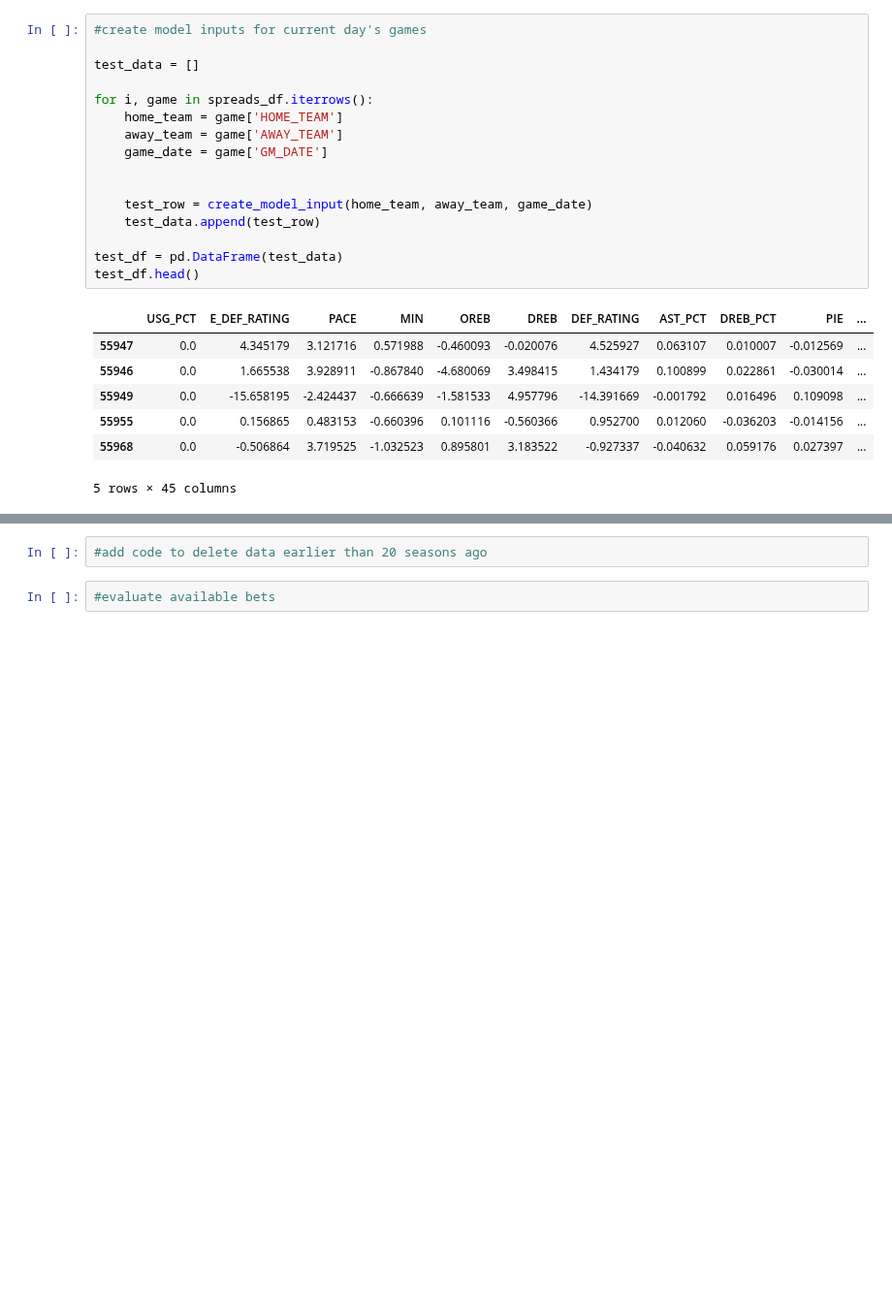
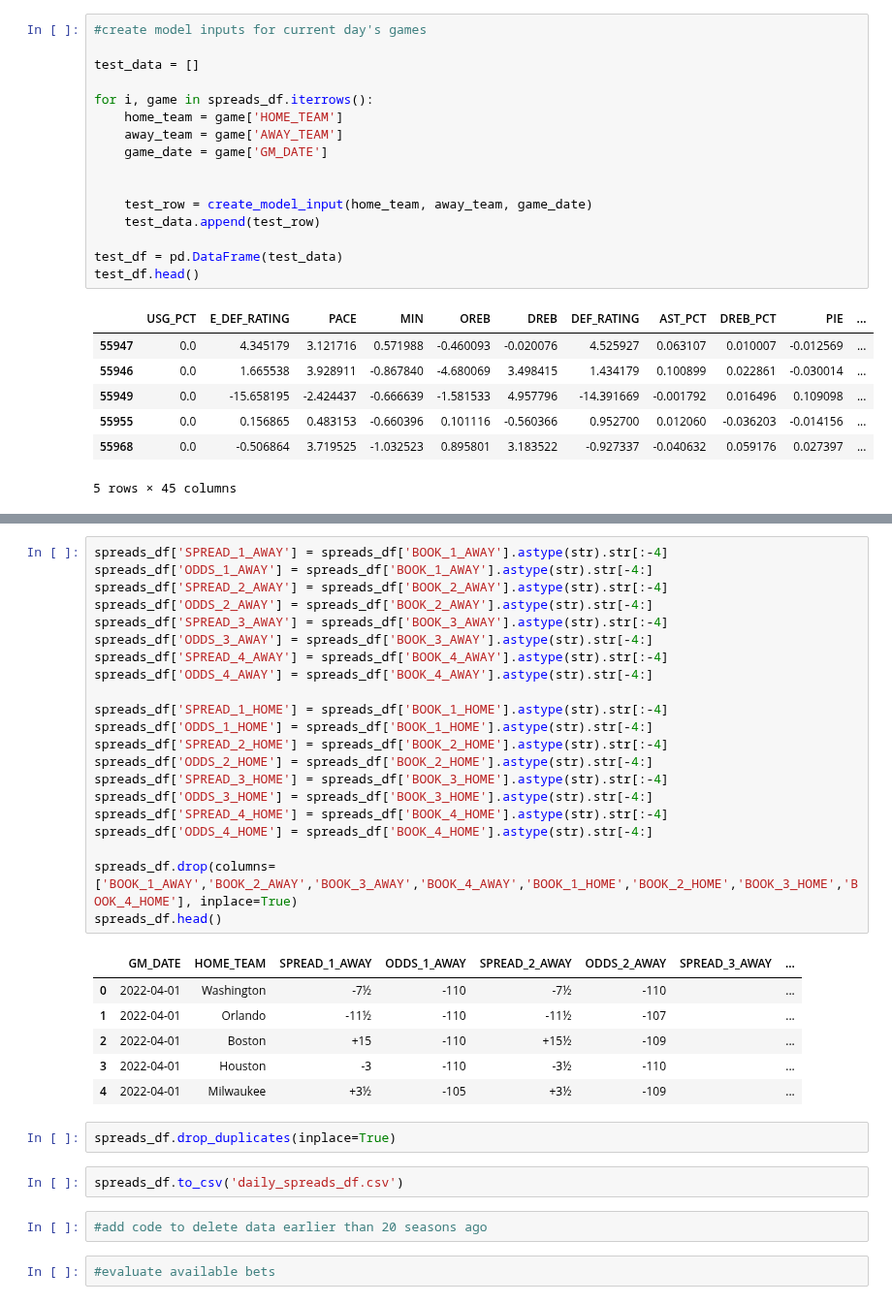
Before and after one commit to jnshzk/nba_beating_the_spread, a Jupyter notebook: daily_refresh/daily_refresh.ipynb, the cells around one changed output, grey strips where cells are left out. Shown at 97% size. Saved outputs shown, nothing was run; the diff lists cells and outputs as text; blank space fills up the shorter version.

```diff
--- a/daily_refresh/daily_refresh.ipynb
+++ b/daily_refresh/daily_refresh.ipynb
@@ -781,3 +795,35 @@ final_df.head()
+# %%
+spreads_df['SPREAD_1_AWAY'] = spreads_df['BOOK_1_AWAY'].astype(str).str[:-4]
+spreads_df['ODDS_1_AWAY'] = spreads_df['BOOK_1_AWAY'].astype(str).str[-4:]
+spreads_df['SPREAD_2_AWAY'] = spreads_df['BOOK_2_AWAY'].astype(str).str[:-4]
+spreads_df['ODDS_2_AWAY'] = spreads_df['BOOK_2_AWAY'].astype(str).str[-4:]
+spreads_df['SPREAD_3_AWAY'] = spreads_df['BOOK_3_AWAY'].astype(str).str[:-4]
+spreads_df['ODDS_3_AWAY'] = spreads_df['BOOK_3_AWAY'].astype(str).str[-4:]
+spreads_df['SPREAD_4_AWAY'] = spreads_df['BOOK_4_AWAY'].astype(str).str[:-4]
+spreads_df['ODDS_4_AWAY'] = spreads_df['BOOK_4_AWAY'].astype(str).str[-4:]
+
+spreads_df['SPREAD_1_HOME'] = spreads_df['BOOK_1_HOME'].astype(str).str[:-4]
+spreads_df['ODDS_1_HOME'] = spreads_df['BOOK_1_HOME'].astype(str).str[-4:]
+spreads_df['SPREAD_2_HOME'] = spreads_df['BOOK_2_HOME'].astype(str).str[:-4]
+spreads_df['ODDS_2_HOME'] = spreads_df['BOOK_2_HOME'].astype(str).str[-4:]
+spreads_df['SPREAD_3_HOME'] = spreads_df['BOOK_3_HOME'].astype(str).str[:-4]
+spreads_df['ODDS_3_HOME'] = spreads_df['BOOK_3_HOME'].astype(str).str[-4:]
+spreads_df['SPREAD_4_HOME'] = spreads_df['BOOK_4_HOME'].astype(str).str[:-4]
+spreads_df['ODDS_4_HOME'] = spreads_df['BOOK_4_HOME'].astype(str).str[-4:]
+
+spreads_df.drop(columns=['BOOK_1_AWAY','BOOK_2_AWAY','BOOK_3_AWAY','BOOK_4_AWAY','BOOK_1_HOME','BOOK_2_HOME','BOOK_3_HOME','BOOK_4_HOME'], inplace=True)
+spreads_df.head()
+# %% [output]
+|  | GM_DATE | HOME_TEAM | SPREAD_1_AWAY | ODDS_1_AWAY | SPREAD_2_AWAY | ODDS_2_AWAY | SPREAD_3_AWAY | ... |
+| 0 | 2022-04-01 | Washington | -7½ | -110 | -7½ | -110 |  | ... |
+| 1 | 2022-04-01 | Orlando | -11½ | -110 | -11½ | -107 |  | ... |
+| 2 | 2022-04-01 | Boston | +15 | -110 | +15½ | -109 |  | ... |
+| 3 | 2022-04-01 | Houston | -3 | -110 | -3½ | -110 |  | ... |
+| 4 | 2022-04-01 | Milwaukee | +3½ | -105 | +3½ | -109 |  | ... |
+# %%
+spreads_df.drop_duplicates(inplace=True)
+# %%
+spreads_df.to_csv('daily_spreads_df.csv')
 # %%
 #add code to delete data earlier than 20 seasons ago
 # %%
```
Also changed, not shown: parts of 30 cells of this notebook.
